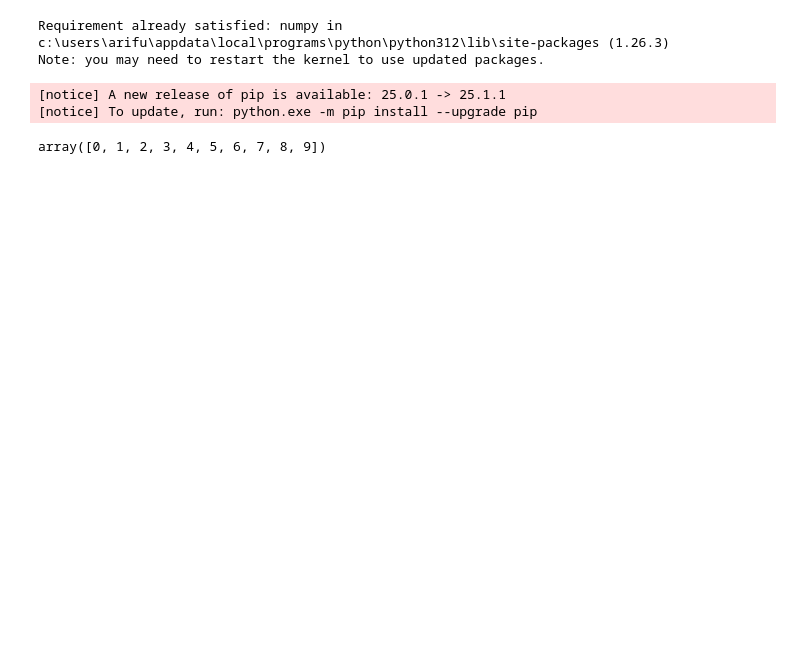
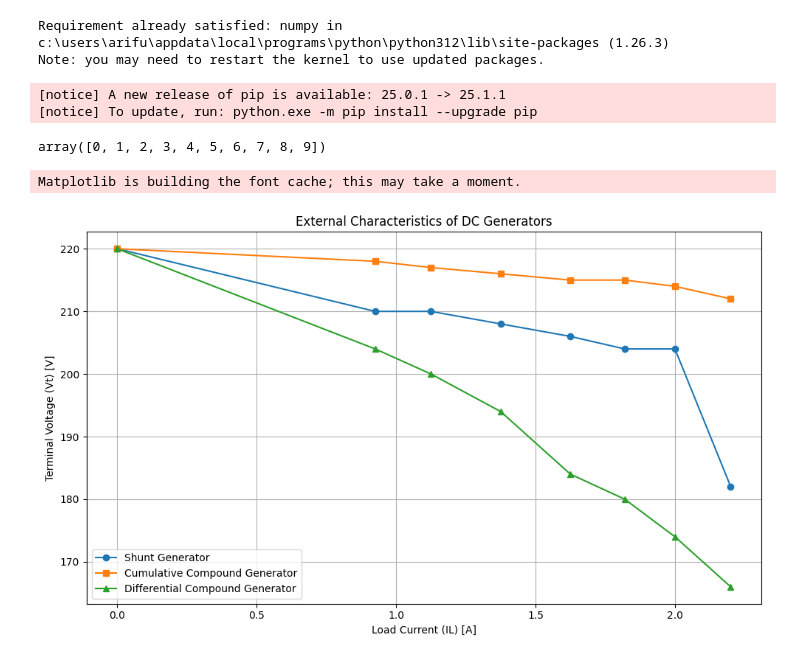
Before and after one commit to arifur30/Exploratory-Data-Analysis-EDAs, a Jupyter notebook: test.ipynb, the cells around one changed output. Cells and saved outputs as stored; diff of their text form; code cells hidden in the pictures; blank space fills up the shorter version.

```diff
--- a/test.ipynb
+++ b/test.ipynb
@@ -24,3 +79,34 @@ data = np.arange(0,10)
 data
 # %% [output]
 array([0, 1, 2, 3, 4, 5, 6, 7, 8, 9])
+# %%
+import pandas as pd
+import matplotlib.pyplot as plt
+
+# Create a DataFrame with the given data
+data = {
+    'Load Current (IL)': [0, 0.925, 1.125, 1.375, 1.625, 1.820, 2.0, 2.2],
+    'Shunt Generator': [220, 210, 210, 208, 206, 204, 204, 182],
+    'Cumulative Compound Generator': [220, 218, 217, 216, 215, 215, 214, 212],
+    'Differential Compound Generator': [220, 204, 200, 194, 184, 180, 174, 166]
+}
+
+df = pd.DataFrame(data)
+
+# Plot the external characteristics
+plt.figure(figsize=(10, 6))
+
+plt.plot(df['Load Current (IL)'], df['Shunt Generator'], label='Shunt Generator', marker='o')
+plt.plot(df['Load Current (IL)'], df['Cumulative Compound Generator'], label='Cumulative Compound Generator', marker='s')
+plt.plot(df['Load Current (IL)'], df['Differential Compound Generator'], label='Differential Compound Generator', marker='^')
+
+plt.title('External Characteristics of DC Generators')
+plt.xlabel('Load Current (IL) [A]')
+plt.ylabel('Terminal Voltage (Vt) [V]')
+plt.legend()
+plt.grid(True)
+plt.tight_layout()
+plt.show()
+# %% [output]
+Matplotlib is building the font cache; this may take a moment.
+[figure, added]
```
Also changed, not shown: parts of 1 cell of this notebook, 1 other file.
